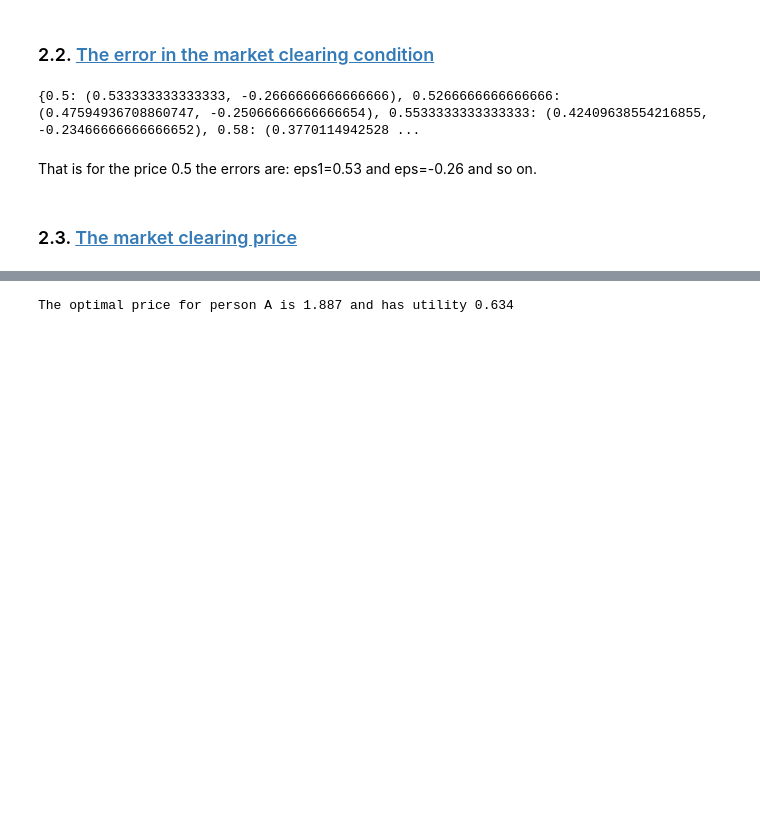
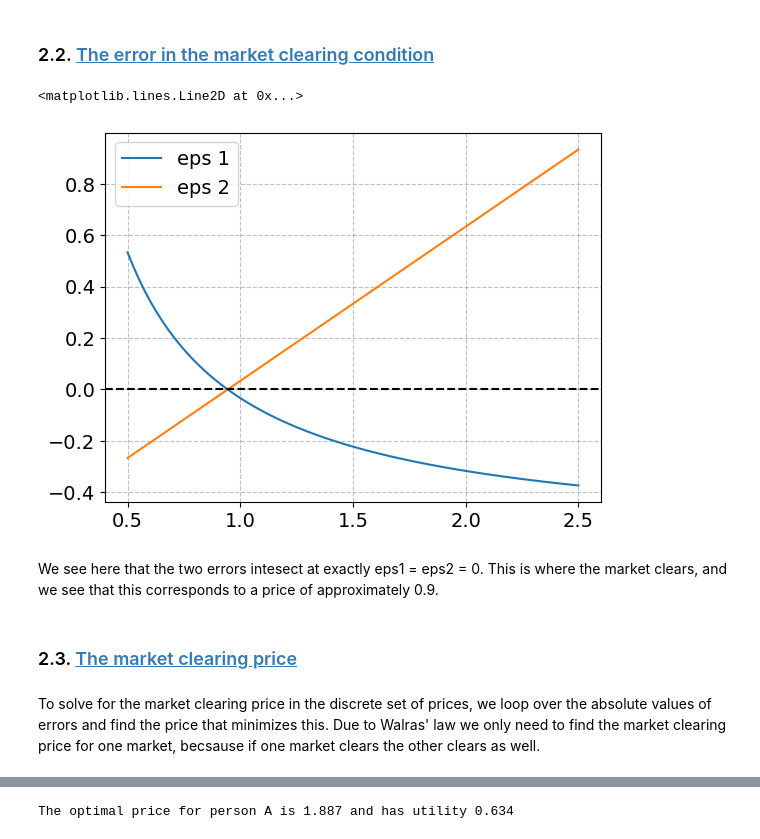
Before and after one commit to NumEconCopenhagen/projects-2024-anna-vithusha-og-barbara, a Jupyter notebook: inauguralproject/InauguralProject2024.ipynb, the cells around one changed output, grey strips where cells are left out. Saved outputs shown, nothing was run; the diff lists cells and outputs as text; code cells hidden in the pictures; blank space fills up the shorter version.

```diff
--- a/inauguralproject/InauguralProject2024.ipynb
+++ b/inauguralproject/InauguralProject2024.ipynb
@@ -91,26 +92,33 @@ well off as they were when consuming their endowments.
 # %%
 p1 = 0.5 + (2*np.arange(76)/75)
 
 eps1_vec = []
 eps2_vec = []
 
 dicteps = {}
 
 for p in p1:
 
     eps1, eps2 = model.check_market_clearing(p)
 
     eps1_vec.append(eps1)
     eps2_vec.append(eps2)
 
     dicteps[p] = (eps1, eps2)
 
+df = pd.DataFrame(dicteps).T
 
-print(dicteps)
+df.columns = ['eps 1', 'eps 2']
+
+df.plot()
+plt.axhline(y=0, color='black', linestyle='--', label='y = 0')
 # %% [output]
-{0.5: (0.533333333333333, -0.2666666666666666), 0.5266666666666666: (0.47594936708860747, -0.25066666666666654), 0.5533333333333333: (0.42409638554216855, -0.23466666666666652), 0.58: (0.3770114942528 ...
+<matplotlib.lines.Line2D at 0x...>
+[figure, added]
-# %% [markdown]
-That is for the price 0.5 the errors are: eps1=0.53 and eps=-0.26 and so on.
+# %% [markdown]
+We see here that the two errors intesect at exactly eps1 = eps2 = 0. This is where the market clears, and we see that this corresponds to a price of approximately 0.9.
 # %% [markdown]
 ### 2.3. <a id='toc2_3_'></a>[The market clearing price](#toc0_)
+# %% [markdown]
+To solve for the market clearing price in the discrete set of prices, we loop over the absolute values of errors and find the price that minimizes this. Due to Walras' law we only need to find the market clearing price for one market, becsause if one market clears the other clears as well.
 # %%
```
Also changed, not shown: parts of 13 cells of this notebook.
